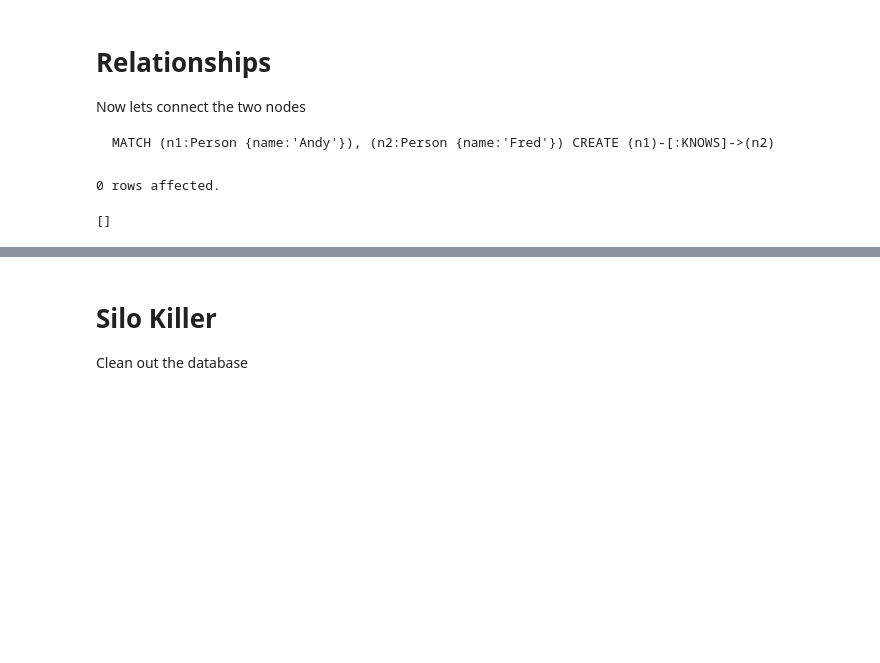
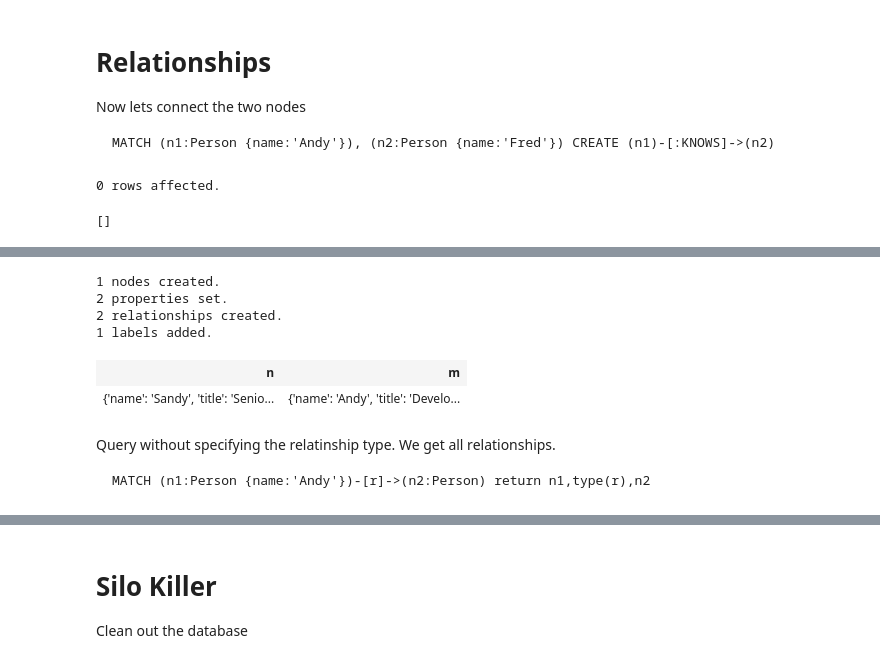
Before and after one commit to daveih/LinkedDataClub, a Jupyter notebook: Linked Data I.ipynb, the cells around one changed output, grey strips where cells are left out. Drawn from its saved outputs; the diff is of its cells as text; code cells hidden in the pictures; blank space fills up the shorter version.

````diff
--- a/Linked Data I.ipynb
+++ b/Linked Data I.ipynb
@@ -178,0 +203,21 @@ MATCH (n1:Person {name:'Andy'}), (n2:Person {name:'Fred'}) CREATE (n1)-[:KNOWS]-
+# %%
+%%cypher http://neo4j:ld123@localhost:7474
+  CREATE (n:Person {name: 'Sandy', title: 'Senior Developer'})
+  WITH n
+  MATCH (m:Person {name: 'Andy'})
+  CREATE (m)-[:IS_MARRIED_TO]->(n)
+  CREATE (n)-[:IS_MARRIED_TO]->(m)
+  RETURN n,m
+# %% [output]
+1 nodes created.
+2 properties set.
+2 relationships created.
+1 labels added.
+| n | m |
+| {'name': 'Sandy', 'title': 'Senio... | {'name': 'Andy', 'title': 'Develo... |
+# %% [markdown]
+Query without specifying the relatinship type. We get all relationships.
+
+```cypher
+MATCH (n1:Person {name:'Andy'})-[r]->(n2:Person) return n1,type(r),n2
+```
````
Also changed, not shown: parts of 29 cells of this notebook.
